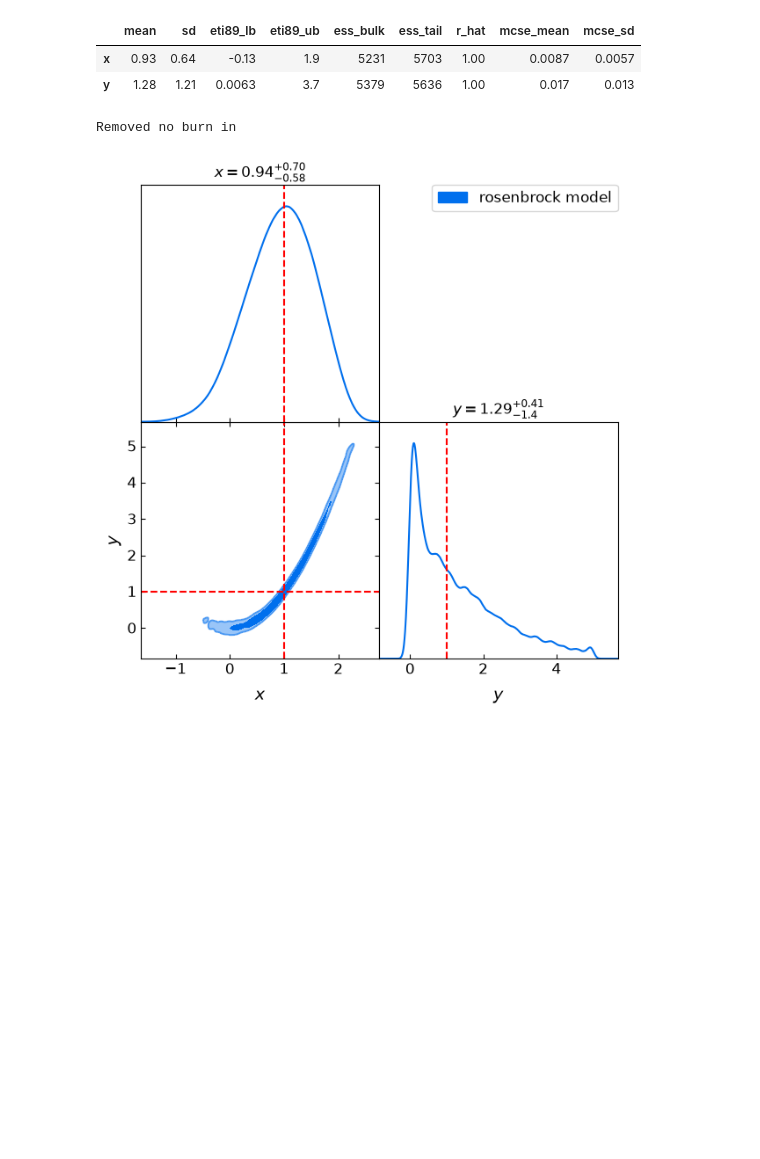
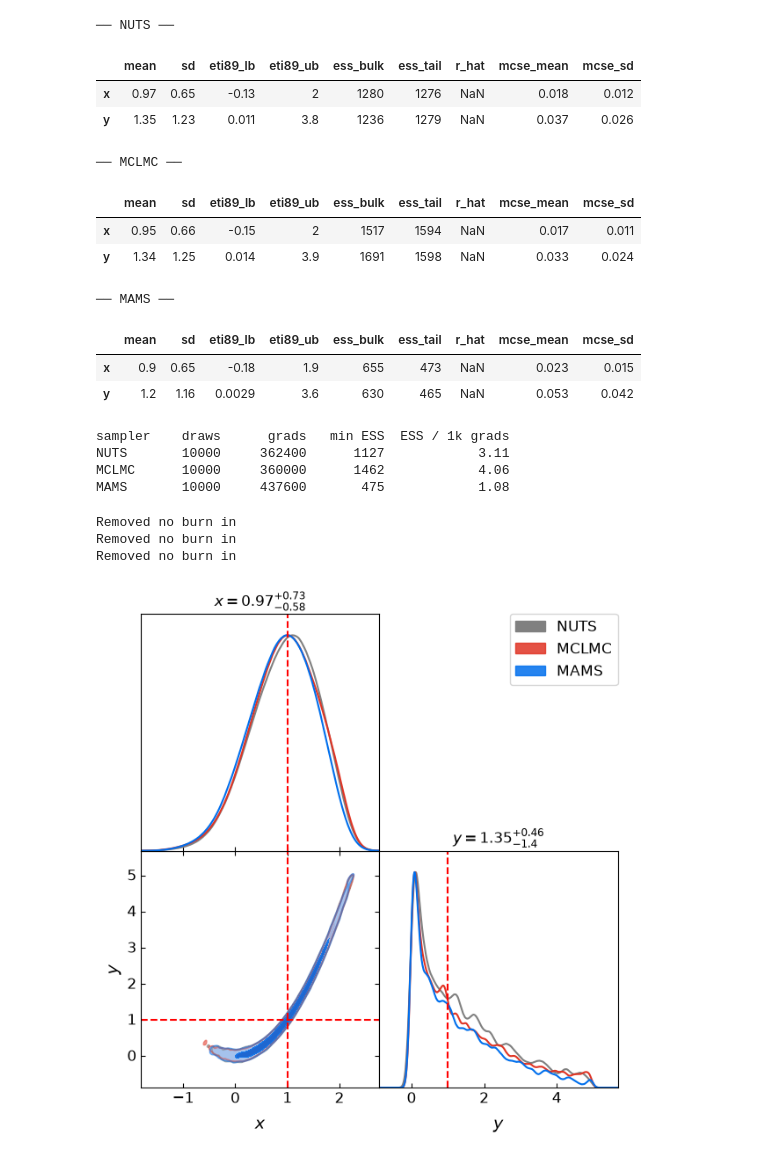
Before and after one commit to ASKabalan/jax-fli, a Jupyter notebook: docs/3-sampling-and-inference/13-Rosen.ipynb, the cells around one changed output. Drawn from its saved outputs; the diff is of its cells as text; code cells hidden in the pictures; blank space fills up the shorter version.

```diff
--- a/docs/3-sampling-and-inference/13-Rosen.ipynb
+++ b/docs/3-sampling-and-inference/13-Rosen.ipynb
@@ -84,25 +88,72 @@ At sample batch 5, total samples so far: 8000
 # %%
-path = "rosenbrock_samples_nuts"
+def load_chains(sampler):
+    chains = {}
+    for i in range(chain_count):
+        files = [
+            f"rosenbrock_samples_{sampler.lower()}/chain_{i}/samples/samples_batch_{j}.npz" for j in range(batch_count)
+        ]
+        samples = [dict(np.load(f)) for f in files]
+        chains[f"chain_{i}"] = jax.tree.map(lambda *x: np.concatenate(x, axis=0)[None, ...], *samples)
+    return jax.tree.map(lambda *x: np.concatenate(x, axis=0), *chains.values())
 
-all_samples = {}
-for i in range(chain_count):
-    sample_files = [f"{path}/chain_{i}/samples/samples_batch_{j}.npz" for j in range(batch_count)]
-    samples = [dict(np.load(f)) for f in sample_files]
-    samples = jax.tree.map(lambda *x: np.concatenate(x, axis=0)[None, ...], *samples)
-    all_samples[f"chain_{i}"] = samples
 
-all_samples = jax.tree.map(lambda *x: np.concatenate(x, axis=0), *all_samples.values())
+all_samples = {sampler: load_chains(sampler) for sampler in sampler_settings}
 # %%
-az_data = azb.from_dict({"posterior": all_samples})
-azs.summary(az_data)
+for sampler, samples in all_samples.items():
+    print(f"── {sampler} ──")
+    az_data = azb.from_dict({"posterior": samples})
+    display(azs.summary(az_data))
 # %% [output]
+── NUTS ──
 |  | mean | sd | eti89_lb | eti89_ub | ess_bulk | ess_tail | r_hat | mcse_mean | mcse_sd |
-| x | 0.93 | 0.64 | -0.13 | 1.9 | 5231 | 5703 | 1.00 | 0.0087 | 0.0057 |
-| y | 1.28 | 1.21 | 0.0063 | 3.7 | 5379 | 5636 | 1.00 | 0.017 | 0.013 |
+| x | 0.97 | 0.65 | -0.13 | 2 | 1280 | 1276 | NaN | 0.018 | 0.012 |
+| y | 1.35 | 1.23 | 0.011 | 3.8 | 1236 | 1279 | NaN | 0.037 | 0.026 |
+── MCLMC ──
+|  | mean | sd | eti89_lb | eti89_ub | ess_bulk | ess_tail | r_hat | mcse_mean | mcse_sd |
+| x | 0.95 | 0.66 | -0.15 | 2 | 1517 | 1594 | NaN | 0.017 | 0.011 |
+| y | 1.34 | 1.25 | 0.014 | 3.9 | 1691 | 1598 | NaN | 0.033 | 0.024 |
+── MAMS ──
+|  | mean | sd | eti89_lb | eti89_ub | ess_bulk | ess_tail | r_hat | mcse_mean | mcse_sd |
+| x | 0.9 | 0.65 | -0.18 | 1.9 | 655 | 473 | NaN | 0.023 | 0.015 |
+| y | 1.2 | 1.16 | 0.0029 | 3.6 | 630 | 465 | NaN | 0.053 | 0.042 |
+# %%
+import re
+
+from blackjax.diagnostics import effective_sample_size
+
+
+def grads_per_draw(sampler):
+    """Gradient evaluations per stored draw, read from the run's metrics.md."""
+    text = open(f"rosenbrock_samples_{sampler.lower()}/chain_0/metrics.md").read()
+    avg_steps = [float(m) for m in re.findall(r"\| \d+ \| ([\d.]+) \|", text)]
+    if sampler == "NUTS":
+        return float(np.mean(avg_steps))  # 1 gradient per leapfrog step
+    if sampler == "MAMS":
+        return 2.0 * float(np.mean(avg_steps))  # isokinetic mclachlan: 2 gradients per step
+    return 2.0 * sampler_settings["MCLMC"]["thinning"]  # MCLMC: 2 gradients per thinned kernel step
+
+
+total_draws = num_samples * batch_count * chain_count
+print(f"{'sampler':8s} {'draws':>7s} {'grads':>10s} {'min ESS':>9s} {'ESS / 1k grads':>15s}")
+for sampler, samples in all_samples.items():
+    ess = {name: float(effective_sample_size(arr)) for name, arr in samples.items()}
+    total_grads = grads_per_draw(sampler) * total_draws
+    min_ess = min(ess.values())
+    print(f"{sampler:8s} {total_draws:7d} {total_grads:10.0f} {min_ess:9.0f} {1000.0 * min_ess / total_grads:15.2f}")
+# %% [output]
+sampler    draws      grads   min ESS  ESS / 1k grads
+NUTS       10000     362400      1127            3.11
+MCLMC      10000     360000      1462            4.06
+MAMS       10000     437600       475            1.08
 # %%
-extract = CatalogExtract(name="rosenbrock model", cosmo=samples, truth_cosmo={"x": 1.0, "y": 1.0})
-plot_posterior(extract)
+extracts = [
+    CatalogExtract(name=sampler, cosmo=samples, truth_cosmo={"x": 1.0, "y": 1.0})
+    for sampler, samples in all_samples.items()
+]
+plot_posterior(extracts)
 # %% [output]
 Removed no burn in
+Removed no burn in
+Removed no burn in
-[figure, old version]
+[figure, new version]
 # %%
```
Also changed, not shown: parts of 4 cells of this notebook, 20 other files.
